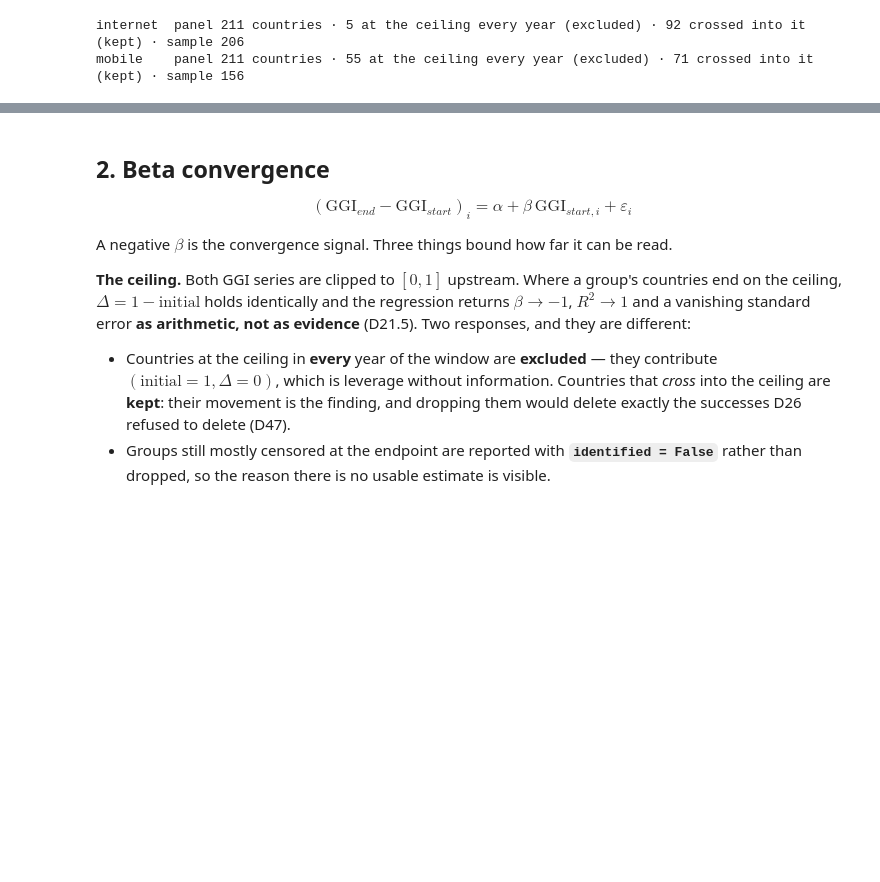
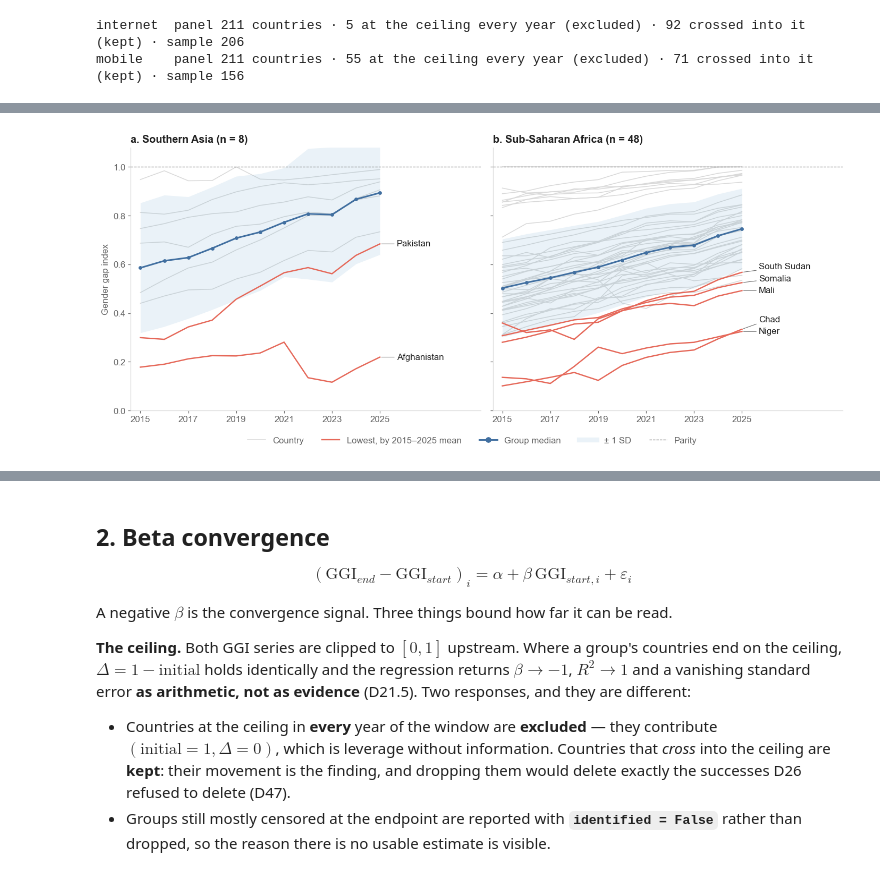
Before and after one commit to vallerrr/dgg_national, a Jupyter notebook: src/analysis_notebooks/08_prediction_and_convergence.ipynb, the cells around one changed output, grey strips where cells are left out. Drawn from its saved outputs; the diff is of its cells as text; code cells hidden in the pictures; blank space fills up the shorter version.

```diff
--- a/src/analysis_notebooks/08_prediction_and_convergence.ipynb
+++ b/src/analysis_notebooks/08_prediction_and_convergence.ipynb
@@ -173,0 +171,97 @@ for ind in INDICATORS:
+# %%
+UN_GROUPS = ['Southern Asia', 'Sub-Saharan Africa']
+N_RANGE = (2, 5)      # how many of the lowest countries a panel may name
+subregion = cv.un_subregion()
+
+
+def _stack(targets, lo, hi, gap):
+    """
+    place labels at `targets` (ascending), at least `gap` apart and inside [lo, hi]
+
+    Pushed up from the bottom, then slid back down if the stack ran off the top — the order is kept,
+    so no two leaders cross.
+    """
+    placed = []
+    for y in targets:
+        placed.append(max(y, lo, placed[-1] + gap) if placed else max(y, lo))
+    over = placed[-1] - hi
+    return [y - over for y in placed] if over > 0 else placed
+
+
+def _how_many(ends, lo, hi, gap, n_range=N_RANGE):
+    """
+    the most labels, within `n_range`, that stack with no label more than 1.5 gaps from its line end
+
+    `ends` are the right-end values of the candidates, lowest-ranked first.
+    """
+    for n in range(n_range[1], n_range[0] - 1, -1):
+        targets = sorted(ends[:n])
+        placed = _stack(targets, lo, hi, gap)
+        if max(abs(p - t) for p, t in zip(placed, targets)) <= 1.5 * gap and placed[-1] <= hi:
+            return n
+    return n_range[0]
+
+
+for ind in INDICATORS:
+    panel = panels[ind]
+    years = [y for y in panel.columns if START <= y <= END]
+    un = panel.index.get_level_values('gid_0').map(subregion)
+
+    fig, axes = plt.subplots(1, len(UN_GROUPS), figsize=plot.figsize('wide'), sharey=True)
+    for ax, name, order in zip(axes, UN_GROUPS, 'ab'):
+        block = panel[un == name]
+        NAME_LEVEL = block.index.names.index('country')
+        for _, row in block.iterrows():
+            ax.plot(years, row[years].values, color=GRID, linewidth=1, zorder=1)
+
+        med = block[years].median()
+        sd = block[years].std()
+        ax.fill_between(years, med - sd, med + sd, color=PALETTE[5], alpha=0.15, linewidth=0, zorder=2)
+        ax.plot(years, med, color=PALETTE[4], linewidth=2, marker='o', markersize=3.5, zorder=3)
+        ax.axhline(1.0, color=MUTED, linewidth=0.8, linestyle='--', zorder=5)
+        ax.set_xticks(years[::2])
+        # room on the right for the names, inside the axis
+        ax.set_xlim(years[0] - 0.4, years[-1] + 4.2)
+        plot.tidy(ax, title=f'{order}. {name} (n = {len(block)})')
+        ax.set_ylim(0, 1.08)
+
+    axes[0].set_ylabel('Gender gap index', fontsize=STYLE['tick_fs'], color=MUTED)
+    handles = [plt.Line2D([], [], color=GRID, linewidth=1, label='Country'),
+               plt.Line2D([], [], color=PALETTE[0], linewidth=1.6, label='Lowest, by 2015–2025 mean'),
+               plt.Line2D([], [], color=PALETTE[4], linewidth=2, marker='o', label='Group median'),
+               plt.Line2D([], [], color=PALETTE[5], linewidth=6, alpha=0.15, label='± 1 SD'),
+               plt.Line2D([], [], color=MUTED, linewidth=0.8, linestyle='--', label='Parity')]
+    plot.legend(fig, handles, y=-0.02)
+    fig.tight_layout(rect=[0, 0.04, 1, 1])
+
+    # The labels are placed after the layout is fixed, because the minimum gap between two of them
+    # is one line of text, and that is only known in data units once the axis has its final height.
+    for ax, name in zip(axes, UN_GROUPS):
+        block = panel[un == name]
+        NAME_LEVEL = block.index.names.index('country')
+        # Candidates are the group's bottom quartile, between two and five of them: in a group of
+        # eight, naming five would put red lines across the median and say nothing about the tail.
+        mean_ggi = block[years].mean(axis=1)
+        k = int((mean_ggi <= mean_ggi.quantile(0.25)).sum())
+        lowest = mean_ggi.nsmallest(min(max(k, N_RANGE[0]), N_RANGE[1]))
+        lo, hi = ax.get_ylim()
+        axis_h = ax.get_window_extent().height / fig.dpi           # inches
+        gap = (hi - lo) * STYLE['tick_fs'] * 1.35 / 72 / axis_h
+
+        ends = [block.loc[k, years[-1]] for k in lowest.index]
+        n = _how_many(ends, lo + gap / 2, hi - gap / 2, gap, (N_RANGE[0], len(lowest)))
+        keys = sorted(lowest.index[:n], key=lambda k: block.loc[k, years[-1]])
+        targets = [block.loc[k, years[-1]] for k in keys]
+        for key, y in zip(keys, _stack(targets, lo + gap / 2, hi - gap / 2, gap)):
+            ax.plot(years, block.loc[key, years].values, color=PALETTE[0], linewidth=1.6, zorder=4)
+            ax.annotate(key[NAME_LEVEL], (years[-1], block.loc[key, years[-1]]),
+                        xytext=(years[-1] + 0.7, y), textcoords='data', ha='left', va='center',
+                        fontsize=STYLE['tick_fs'], color=INK, zorder=6,
+                        arrowprops=dict(arrowstyle='-', color=MUTED, linewidth=0.7,
+                                        shrinkA=1, shrinkB=2))
+        print(f'{ind:9} {name:19} named the lowest {n}: '
+              + ', '.join(f'{k[NAME_LEVEL]} ({lowest[k]:.3f})' for k in keys))
+
+    plot.save(fig, NOTEBOOK, f'01b_trend_un_south_asia_ssa_{ind}')
+    plt.show()
+# %% [output]
@@ -173,0 +270 @@ for ind in INDICATORS:
+[figure, added]
```
Also changed, not shown: parts of 6 cells of this notebook, 10 other files.
